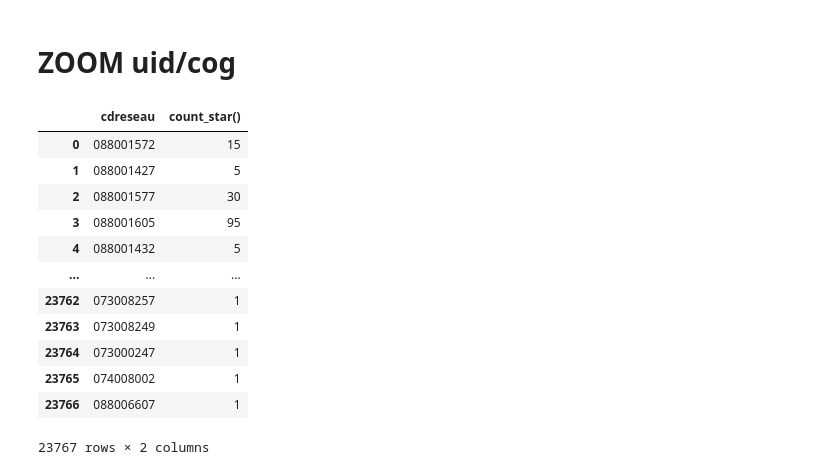
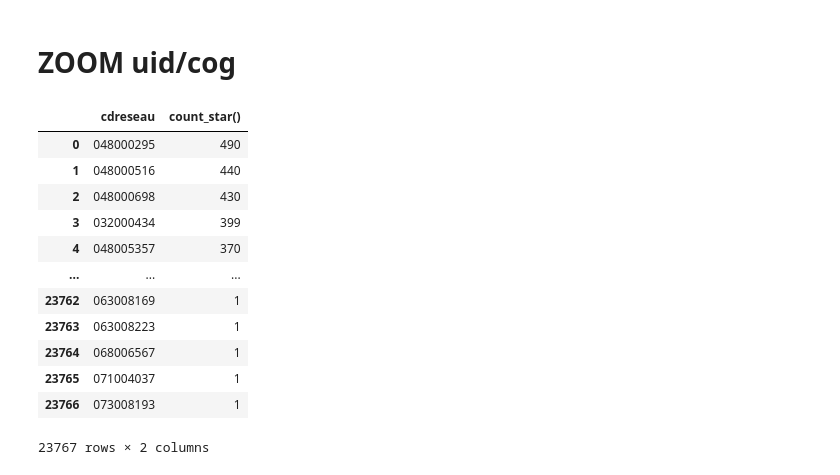
Before and after one commit to dataforgoodfr/13_pollution_eau, a Jupyter notebook: analytics/notebooks/Exploration_new_table_mesures_cat_seuil.ipynb, the cells around one changed output. Cells and saved outputs as stored; diff of their text form; code cells hidden in the pictures.

```diff
--- a/analytics/notebooks/Exploration_new_table_mesures_cat_seuil.ipynb
+++ b/analytics/notebooks/Exploration_new_table_mesures_cat_seuil.ipynb
@@ -283,42 +509,43 @@ cog AS (
     FROM
       cog_communes
 ),
 
 udi_cog AS (
     SELECT
       udi.commune_code_insee ,
       udi.cdreseau,
       cog.code_departement,
       cog.code_region
     FROM
       udi
     LEFT JOIN
       cog
     ON
       udi.commune_code_insee = cog.commune_code_insee
 )
 
 SELECT
  cdreseau,
  COUNT(*)
 FROM
  udi_cog
 GROUP BY 1
+ORDER BY 2 DESC
 """
 
 udi_cog_df = con.sql(query_udi_cog).df()
 udi_cog_df
 # %% [output]
 |  | cdreseau | count_star() |
-| 0 | 088001572 | 15 |
-| 1 | 088001427 | 5 |
-| 2 | 088001577 | 30 |
-| 3 | 088001605 | 95 |
-| 4 | 088001432 | 5 |
+| 0 | 048000295 | 490 |
+| 1 | 048000516 | 440 |
+| 2 | 048000698 | 430 |
+| 3 | 032000434 | 399 |
+| 4 | 048005357 | 370 |
 | ... | ... | ... |
-| 23762 | 073008257 | 1 |
-| 23763 | 073008249 | 1 |
-| 23764 | 073000247 | 1 |
-| 23765 | 074008002 | 1 |
-| 23766 | 088006607 | 1 |
+| 23762 | 063008169 | 1 |
+| 23763 | 063008223 | 1 |
+| 23764 | 068006567 | 1 |
+| 23765 | 071004037 | 1 |
+| 23766 | 073008193 | 1 |
 23767 rows × 2 columns
```
Also changed, not shown: parts of 15 cells of this notebook.
